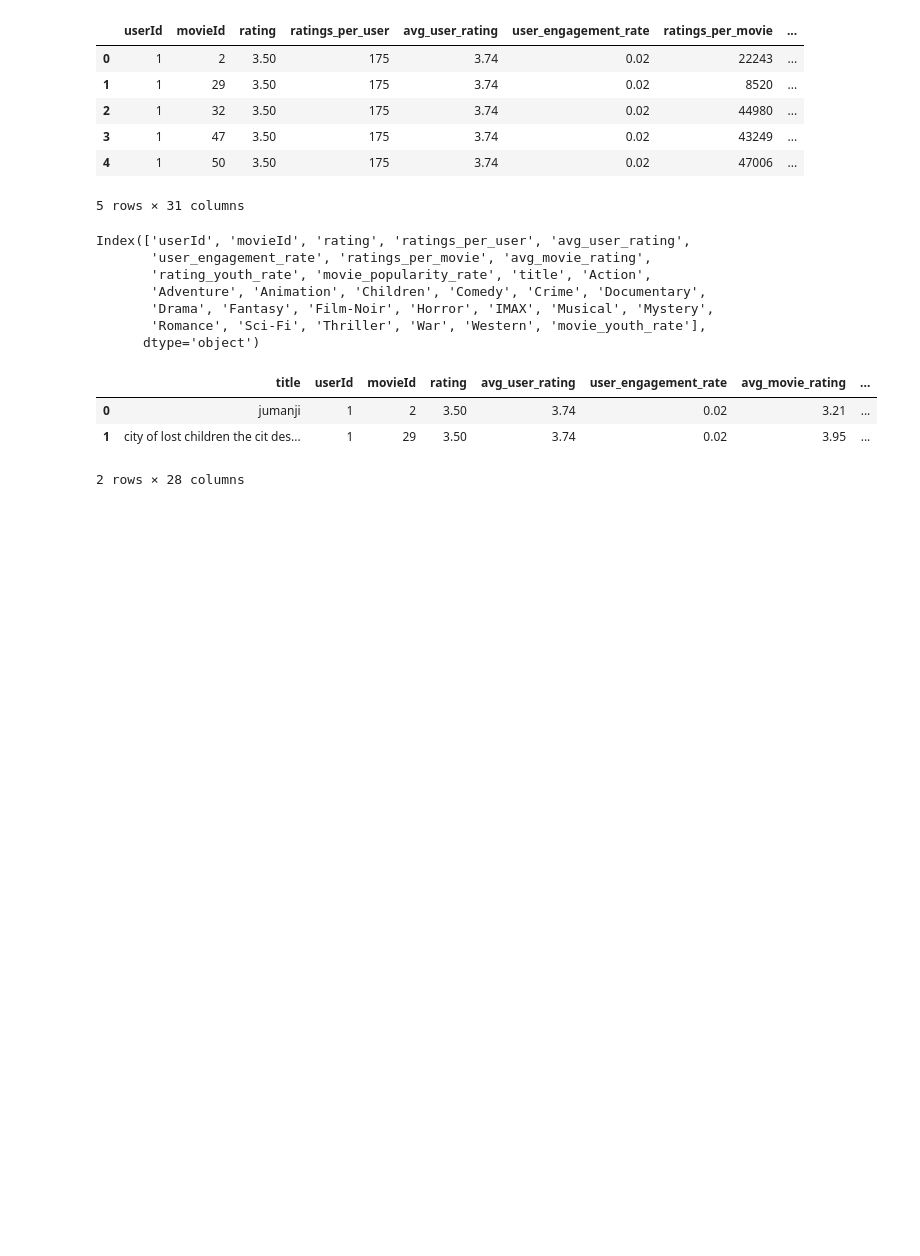
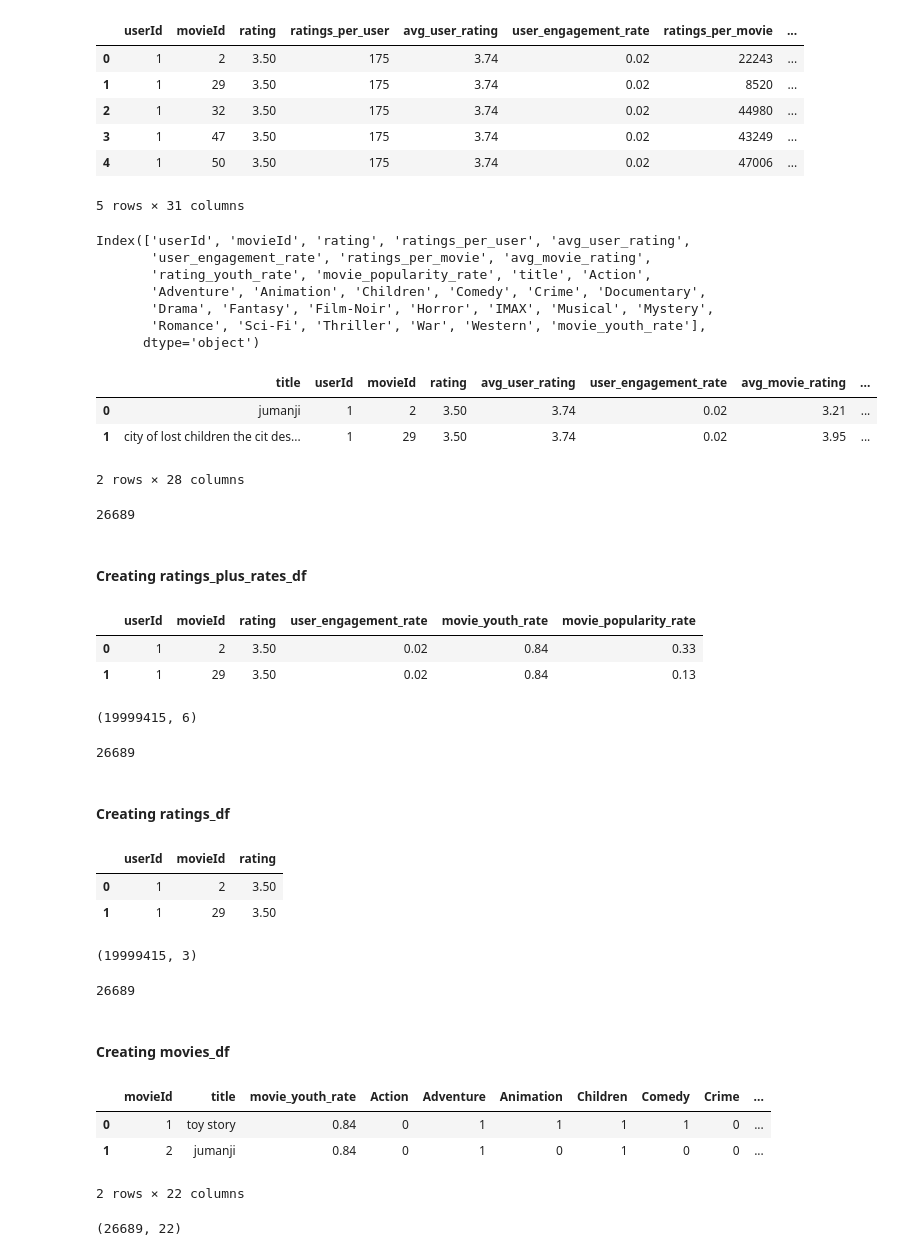
Before and after one commit to jcrigoni/grand_ml_project, a Jupyter notebook: Exploratory_Data_Analysis.ipynb, the cells around one changed output. Saved outputs shown, nothing was run; the diff lists cells and outputs as text; code cells hidden in the pictures; blank space fills up the shorter version.

```diff
--- a/Exploratory_Data_Analysis.ipynb
+++ b/Exploratory_Data_Analysis.ipynb
@@ -528,5 +538,5 @@ df_movie.head(3)
 # %%
-df_combined = pd.merge(df, df_movie, on='movieId', how='left')
+df_combined = pd.merge(df, df_movie, on='movieId', how='inner')
 
 df_combined.head(5)
 # %% [output]
@@ -563,3 +573,74 @@ df_combined.head(2)
 | 0 | jumanji | 1 | 2 | 3.50 | 3.74 | 0.02 | 3.21 | ... |
 | 1 | city of lost children the cit des... | 1 | 29 | 3.50 | 3.74 | 0.02 | 3.95 | ... |
 2 rows × 28 columns
+# %%
+df_combined['movieId'].nunique()
+# %% [output]
+26689
+# %% [markdown]
+#### Creating ratings_plus_rates_df
+# %%
+ratings_plus_rates_df = df_combined.copy()
+ordered_columns_for_ratings_plus_rates_df = ['userId', 'movieId', 'rating',
+       'user_engagement_rate','movie_youth_rate','movie_popularity_rate']
+
+ratings_plus_rates_df = ratings_plus_rates_df[ordered_columns_for_ratings_plus_rates_df]
+
+ratings_plus_rates_df.head(2)
+# %% [output]
+|  | userId | movieId | rating | user_engagement_rate | movie_youth_rate | movie_popularity_rate |
+| 0 | 1 | 2 | 3.50 | 0.02 | 0.84 | 0.33 |
+| 1 | 1 | 29 | 3.50 | 0.02 | 0.84 | 0.13 |
+# %%
+ratings_plus_rates_df.shape
+# %% [output]
+(19999415, 6)
+# %%
+ratings_plus_rates_df['movieId'].nunique()
+# %% [output]
+26689
+# %% [markdown]
+#### Creating ratings_df
+# %%
+ratings_df = df_combined.copy()
+ordered_columns_for_ratings_df = ['userId', 'movieId', 'rating']
+
+ratings_df = ratings_df[ordered_columns_for_ratings_df]
+
+ratings_df.head(2)
+# %% [output]
+|  | userId | movieId | rating |
+| 0 | 1 | 2 | 3.50 |
+| 1 | 1 | 29 | 3.50 |
+# %%
+ratings_df.shape
+# %% [output]
+(19999415, 3)
+# %%
+ratings_df['movieId'].nunique()
+# %% [output]
+26689
+# %% [markdown]
+#### Creating movies_df
+# %%
+movies_df = df_combined.copy()
+ordered_columns_for_movies_df = ['movieId', 'title', 'movie_youth_rate', 'Action', 'Adventure', 'Animation', 'Children',
+       'Comedy', 'Crime', 'Documentary', 'Drama', 'Fantasy', 'Film-Noir',
+       'Horror', 'IMAX', 'Musical', 'Mystery', 'Romance', 'Sci-Fi', 'Thriller',
+       'War', 'Western']
+
+movies_df = movies_df[ordered_columns_for_movies_df]
+movies_df = movies_df.drop_duplicates(keep='last')
+movies_df.sort_values(by='movieId', ascending=True, inplace=True)
+movies_df = movies_df.reset_index(drop=True)
+
+movies_df.head(2)
+# %% [output]
+|  | movieId | title | movie_youth_rate | Action | Adventure | Animation | Children | Comedy | Crime | ... |
+| 0 | 1 | toy story | 0.84 | 0 | 1 | 1 | 1 | 1 | 0 | ... |
+| 1 | 2 | jumanji | 0.84 | 0 | 1 | 0 | 1 | 0 | 0 | ... |
+2 rows × 22 columns
+# %%
+movies_df.shape
+# %% [output]
+(26689, 22)
```
Also changed, not shown: parts of 6 cells of this notebook.
